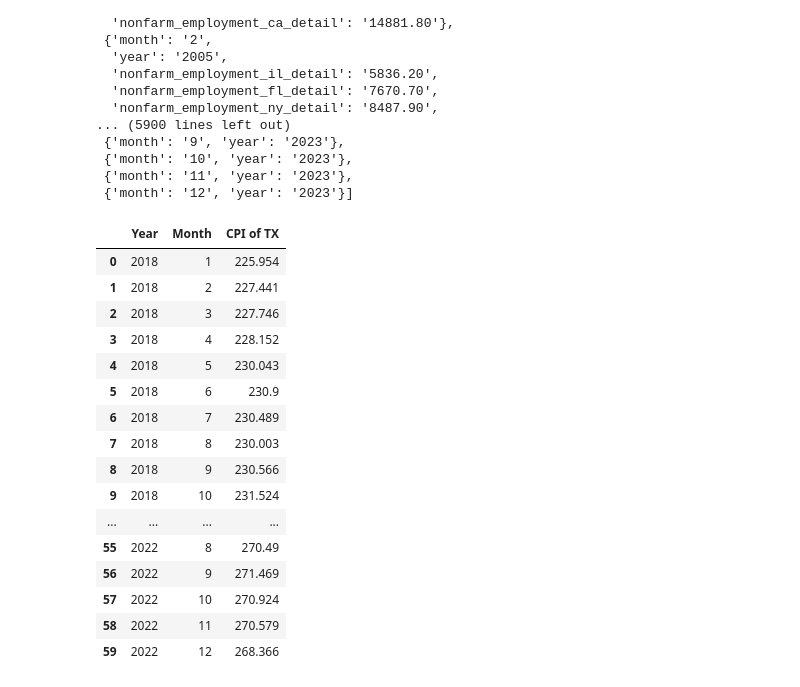
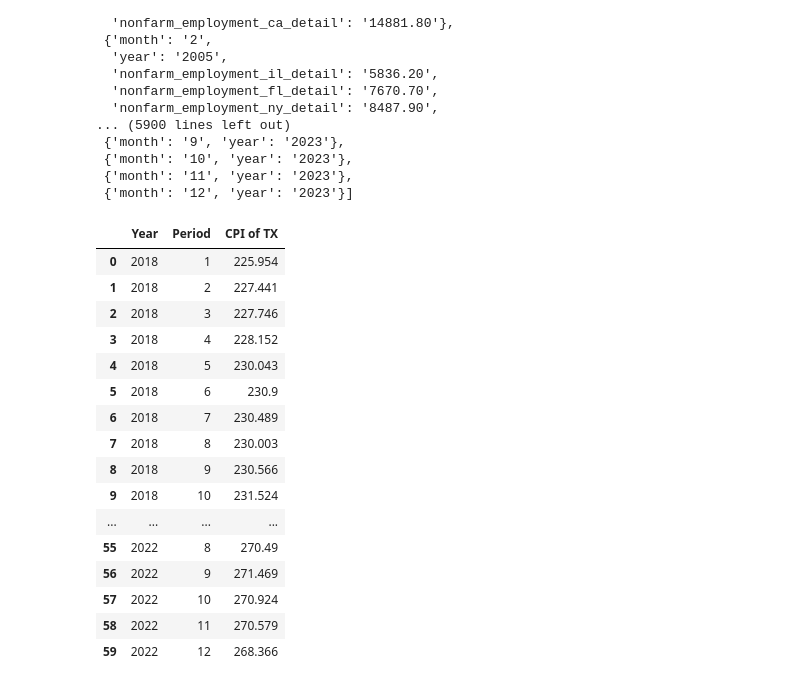
Before and after one commit to lynnlee2002/project-1, a Jupyter notebook: CODEine_project_1.ipynb, the cells around one changed output. Saved outputs shown, nothing was run; the diff lists cells and outputs as text; code cells hidden in the pictures.

```diff
--- a/CODEine_project_1.ipynb
+++ b/CODEine_project_1.ipynb
@@ -137,24 +137,24 @@ cpi_data
 # %%
 year_cpi = []
 month = []
 cpi_tx = []
 
 for i in range(1, len(cpi_data)):
     cpi_data[i]["year"] = int(cpi_data[i]["year"])
     year = cpi_data[i]["year"]
     if (year >= 2018) and (year <= 2022):
         month.append(cpi_data[i]["month"])
         year_cpi.append(cpi_data[i]["year"])
         cpi_tx.append(cpi_data[i]["cpi_tx"])
 
 
 cpi_tx_df = pd.DataFrame({"Year": year_cpi,
-                         "Month": month,
+                         "Period": month,
                          "CPI of TX": cpi_tx})
 
 cpi_tx_df
 # %% [output]
-|  | Year | Month | CPI of TX |
+|  | Year | Period | CPI of TX |
 | 0 | 2018 | 1 | 225.954 |
 | 1 | 2018 | 2 | 227.441 |
 | 2 | 2018 | 3 | 227.746 |
```
Also changed, not shown: parts of 2 cells of this notebook.
